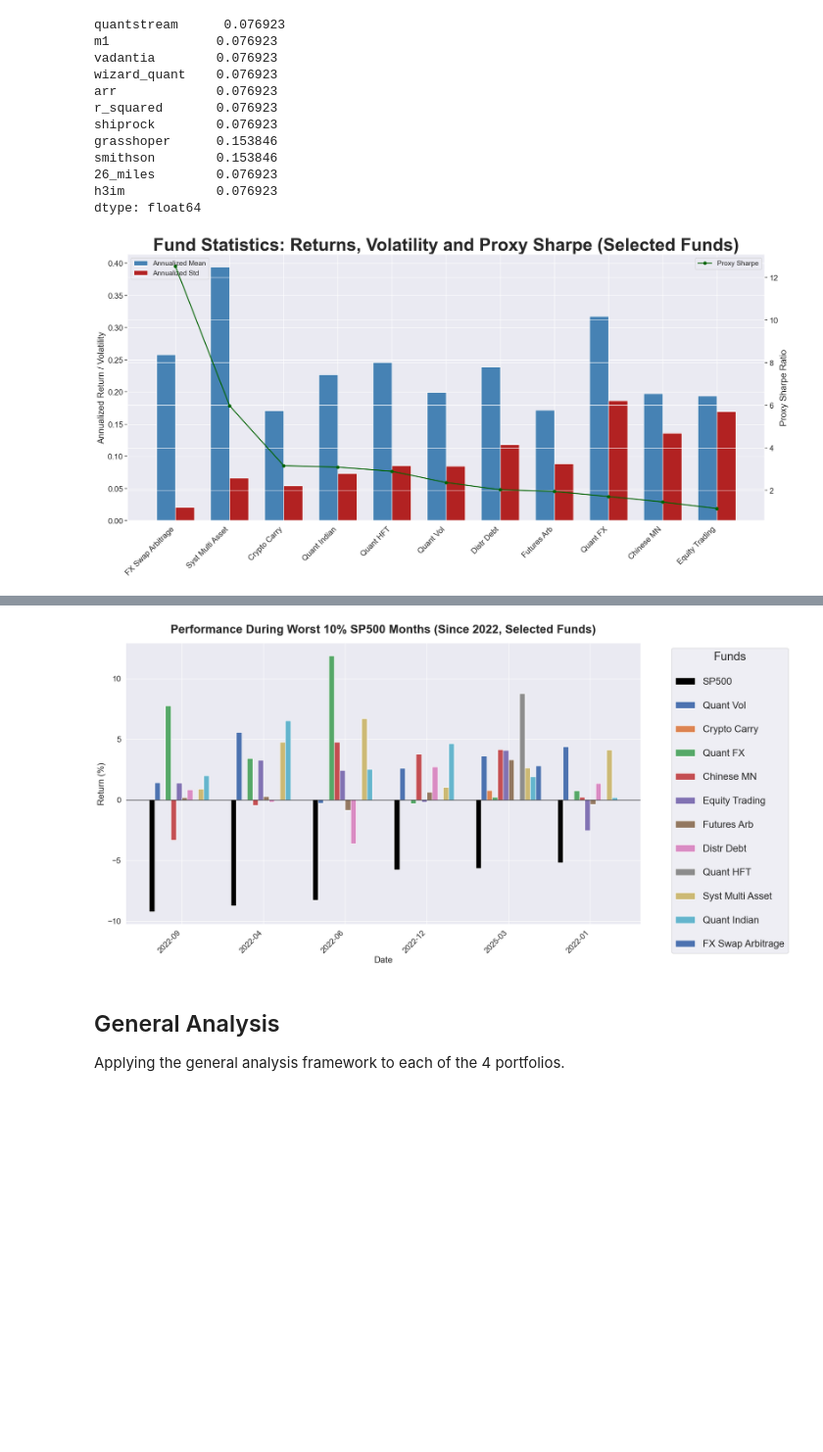
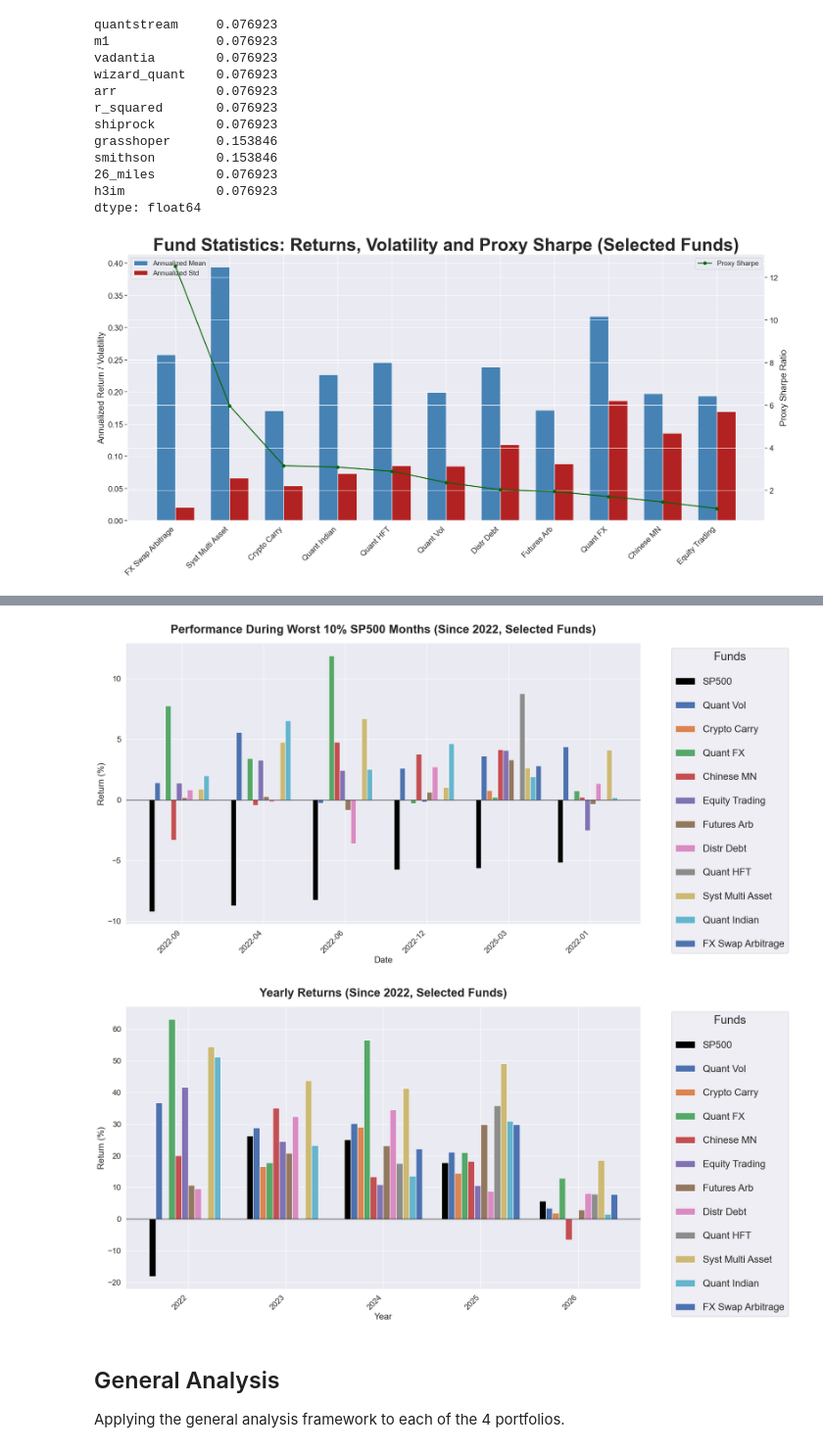
Before and after one commit to arthurdhonneur7/athenee_hf_portfolio, a Jupyter notebook: target_pflio.ipynb, the cells around one changed output, grey strips where cells are left out. Shown at 98% size. Drawn from its saved outputs; the diff is of its cells as text; code cells hidden in the pictures; blank space fills up the shorter version.

```diff
--- a/target_pflio.ipynb
+++ b/target_pflio.ipynb
@@ -396,6 +396,47 @@ plot_worst_sp500_months_interactive(df_full, "(Using df_full, Since 2019)", star
 
 # Plot using df
 plot_worst_sp500_months_interactive(df, "(Using df)")
+
+def plot_yearly_returns_interactive(data_df, title_suffix="", start_date=None, figsize=(20, 10), pad=20):
+    df_plot = data_df.copy()
+    if start_date:
+        df_plot = df_plot[df_plot.index >= pd.to_datetime(start_date)]
+
+    # Calculate yearly returns
+    yearly_returns = (1 + df_plot).groupby(df_plot.index.year).prod() - 1
+
+    # Prepare data for plotting
+    cols_to_plot = ['sp500'] + [c for c in df_plot.columns if c != 'sp500']
+
+    plot_data = yearly_returns[cols_to_plot].copy()
+    plot_data = plot_data * 100 # Convert to percentage
+
+    import matplotlib.pyplot as plt
+    import numpy as np
+
+    fig, ax = plt.subplots(figsize=figsize)
+    x = np.arange(len(plot_data))
+    num_cols = len(cols_to_plot)
+    width = 0.8 / num_cols
+
+    # Plot SP500 first (in black)
+    ax.bar(x - width * (num_cols / 2 - 0.5), plot_data['sp500'], width, label='SP500', color='black')
+
+    # Plot other funds
+    for i, col in enumerate([c for c in cols_to_plot if c != 'sp500']):
+        ax.bar(x - width * (num_cols / 2 - 0.5) + (i + 1) * width, plot_data[col], width, label=col)
+
+    ax.set_title(f'Yearly Returns {title_suffix}', fontsize=24, fontweight='bold', pad=pad)
+    ax.set_xlabel('Year', fontsize=18)
+    ax.set_ylabel('Return (%)', fontsize=18)
+    ax.tick_params(axis='y', labelsize=16)
+    ax.set_xticks(x)
+    ax.set_xticklabels(plot_data.index, rotation=45, ha='right', fontsize=16)
+    ax.legend(title='Funds', bbox_to_anchor=(1.05, 1), loc='upper left', fontsize=20, title_fontsize=24, labelspacing=1.5, markerscale=2)
+    ax.axhline(0, color='black', linewidth=1)
+
+    plt.tight_layout()
+    plt.show()
 # %% [output]
 [figure]
 [figure]
@@ -576,33 +617,37 @@ ax1.set_xticklabels([fund_short_names.get(str(c), 'Generic strategy') for c in s
 ax1.legend(loc='upper left', fontsize=14)
 ax2 = ax1.twinx()
 ax2.plot(x, stats_df_sel["Proxy Sharpe"], color='darkgreen', marker='o', linewidth=2, label='Proxy Sharpe')
 ax2.set_ylabel('Proxy Sharpe Ratio', fontsize=18)
 ax2.tick_params(axis='y', labelsize=16)
 ax2.legend(loc='upper right', fontsize=14)
 plt.tight_layout()
 fig.savefig("report/fund_stats.pdf", bbox_inches="tight")
 plt.show()
 
 # 2. Correlation Matrix
 corr_matrix_sel = df_funds_full[df_funds_full.columns.intersection(selected_funds)].corr()
 corr_matrix_sel.rename(columns=lambda x: fund_short_names.get(x, 'Generic strategy'), index=lambda x: fund_short_names.get(x, 'Generic strategy'), inplace=True)
 plt.figure(figsize=(28, 22))
 sns.heatmap(corr_matrix_sel, annot=True, cmap='coolwarm', vmin=-1, vmax=1, fmt=".2f", linewidths=.5, annot_kws={"size": 34})
 plt.xticks(fontsize=32, rotation=45, ha='right')
 plt.yticks(fontsize=32, rotation=0)
 plt.title('Fund Correlation Matrix (Selected Funds)', fontsize=46, fontweight='bold', pad=40)  # pad controls space between title and plot
 plt.tight_layout()
 plt.savefig("report/correlation.pdf", bbox_inches="tight")
 plt.show()
 
 # 3. Worst 10% SP500 Months
 # Using df_full to have sp500
 df_worst = df[['sp500'] + [f for f in selected_funds if f in df.columns]].rename(columns=lambda x: fund_short_names.get(x, 'Generic strategy') if x != 'sp500' else 'sp500')
 plot_worst_sp500_months_interactive(df_worst, "(Since 2022, Selected Funds)", start_date="2022-01-01", save_path="report/worst_sp500_months.pdf")
+
+# 4. Yearly Returns
+plot_yearly_returns_interactive(df_worst, "(Since 2022, Selected Funds)", start_date="2022-01-01")
 # %% [output]
 [figure]
 [figure]
 [figure]
+[figure, added]
 # %% [markdown]
 ## General Analysis
 
```
Also changed, not shown: parts of 1 cell of this notebook, 13 other files.
